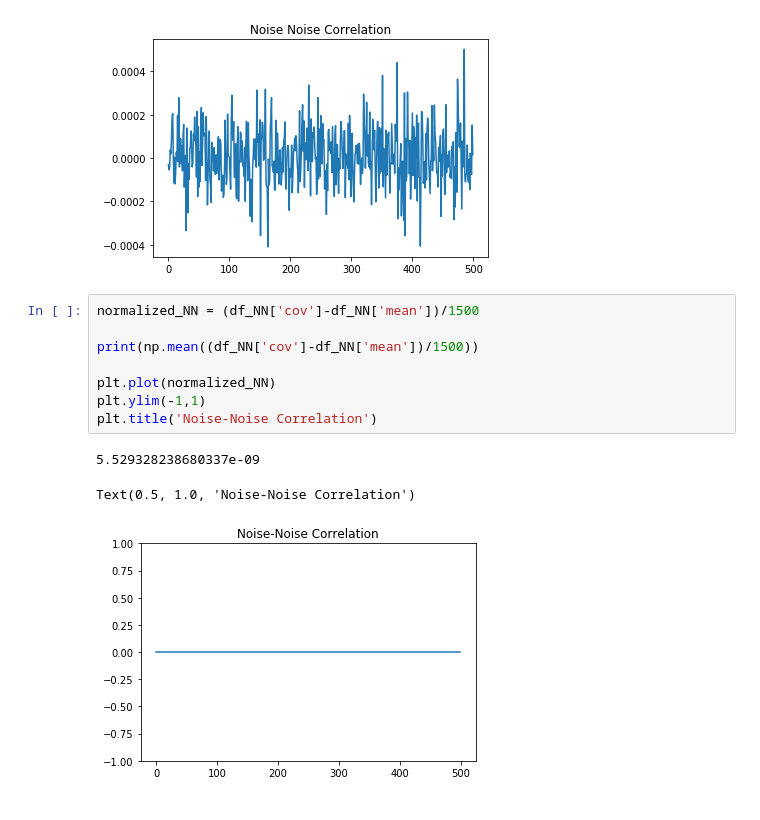
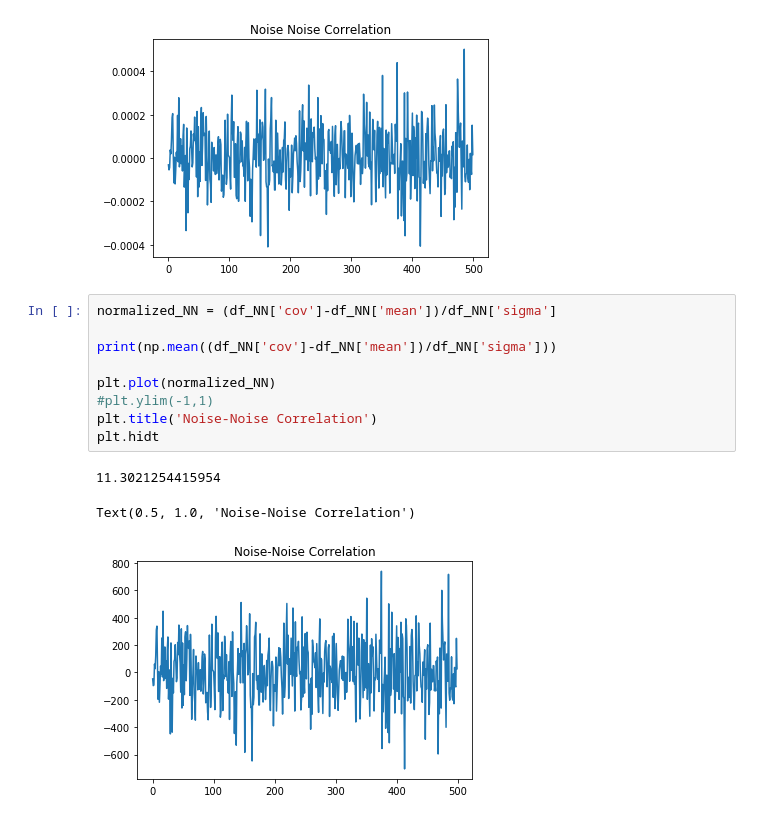
Before and after one commit to hannahfro/Hannah-Msc, a Jupyter notebook: Correlation Gumdrop Runs.ipynb, the cells around one changed output. Saved outputs shown, nothing was run; the diff lists cells and outputs as text.

```diff
--- a/Correlation Gumdrop Runs.ipynb
+++ b/Correlation Gumdrop Runs.ipynb
@@ -40,14 +60,15 @@ plt.title('Noise Noise Correlation')
 Text(0.5, 1.0, 'Noise Noise Correlation')
 [figure]
 # %%
-normalized_NN = (df_NN['cov']-df_NN['mean'])/1500
+normalized_NN = (df_NN['cov']-df_NN['mean'])/df_NN['sigma']
 
-print(np.mean((df_NN['cov']-df_NN['mean'])/1500))
+print(np.mean((df_NN['cov']-df_NN['mean'])/df_NN['sigma']))
 
 plt.plot(normalized_NN)
-plt.ylim(-1,1)
+#plt.ylim(-1,1)
 plt.title('Noise-Noise Correlation')
+plt.hidt
 # %% [output]
-5.529328238680337e-09
+11.3021254415954
 Text(0.5, 1.0, 'Noise-Noise Correlation')
-[figure, old version]
+[figure, new version]
```
Also changed, not shown: parts of 7 cells of this notebook, 29 other files.
